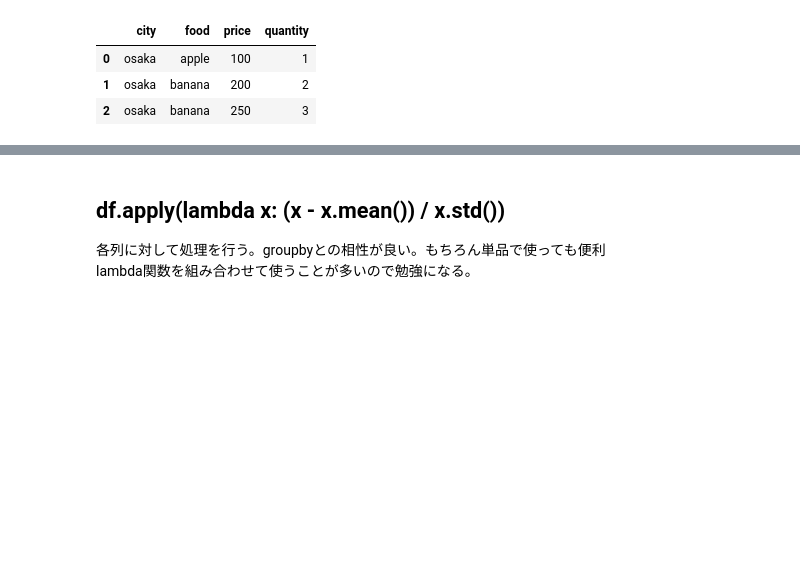
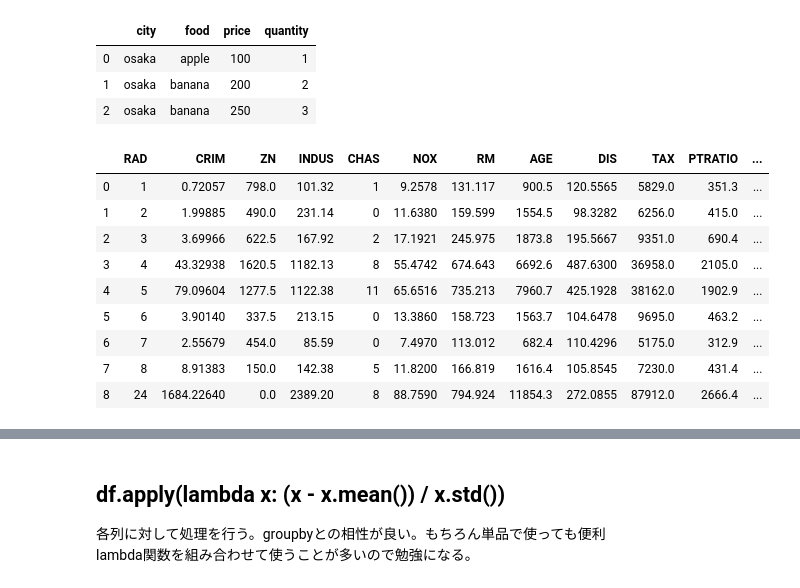
Before and after one commit to nsakki55/ml_note, a Jupyter notebook: pandas_cheat_sheet.ipynb, the cells around one changed output, grey strips where cells are left out. Saved outputs shown, nothing was run; the diff lists cells and outputs as text; code cells hidden in the pictures; blank space fills up the shorter version.

```diff
--- a/pandas_cheat_sheet.ipynb
+++ b/pandas_cheat_sheet.ipynb
@@ -327,3 +352,16 @@ display(df.groupby('city').get_group('osaka'))
 | 0 | osaka | apple | 100 | 1 |
 | 1 | osaka | banana | 200 | 2 |
 | 2 | osaka | banana | 250 | 3 |
+# %%
+df.groupby(["RAD"]).sum().reset_index()
+# %% [output]
+|  | RAD | CRIM | ZN | INDUS | CHAS | NOX | RM | AGE | DIS | TAX | PTRATIO | ... |
+| 0 | 1 | 0.72057 | 798.0 | 101.32 | 1 | 9.2578 | 131.117 | 900.5 | 120.5565 | 5829.0 | 351.3 | ... |
+| 1 | 2 | 1.99885 | 490.0 | 231.14 | 0 | 11.6380 | 159.599 | 1554.5 | 98.3282 | 6256.0 | 415.0 | ... |
+| 2 | 3 | 3.69966 | 622.5 | 167.92 | 2 | 17.1921 | 245.975 | 1873.8 | 195.5667 | 9351.0 | 690.4 | ... |
+| 3 | 4 | 43.32938 | 1620.5 | 1182.13 | 8 | 55.4742 | 674.643 | 6692.6 | 487.6300 | 36958.0 | 2105.0 | ... |
+| 4 | 5 | 79.09604 | 1277.5 | 1122.38 | 11 | 65.6516 | 735.213 | 7960.7 | 425.1928 | 38162.0 | 1902.9 | ... |
+| 5 | 6 | 3.90140 | 337.5 | 213.15 | 0 | 13.3860 | 158.723 | 1563.7 | 104.6478 | 9695.0 | 463.2 | ... |
+| 6 | 7 | 2.55679 | 454.0 | 85.59 | 0 | 7.4970 | 113.012 | 682.4 | 110.4296 | 5175.0 | 312.9 | ... |
+| 7 | 8 | 8.91383 | 150.0 | 142.38 | 5 | 11.8200 | 166.819 | 1616.4 | 105.8545 | 7230.0 | 431.4 | ... |
+| 8 | 24 | 1684.22640 | 0.0 | 2389.20 | 8 | 88.7590 | 794.924 | 11854.3 | 272.0855 | 87912.0 | 2666.4 | ... |
```
Also changed, not shown: parts of 43 cells of this notebook, 4 other files.
